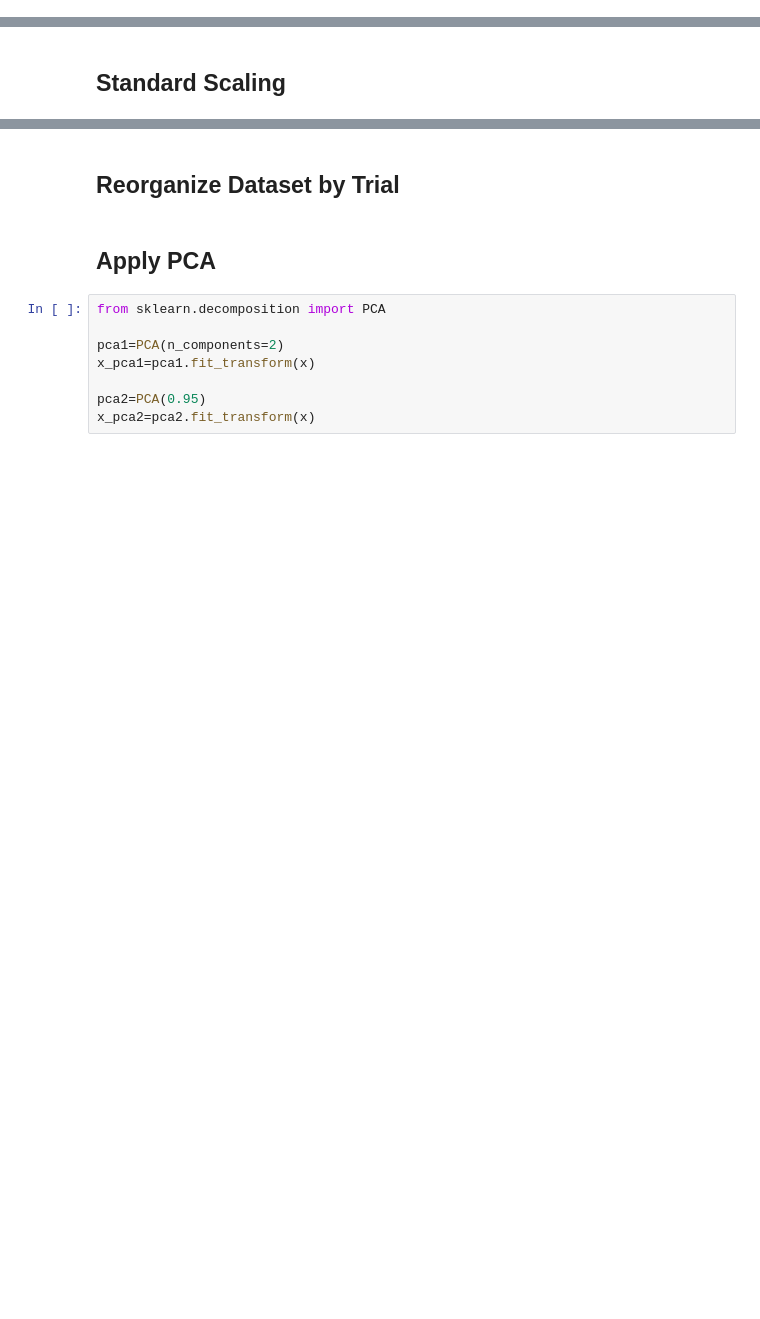
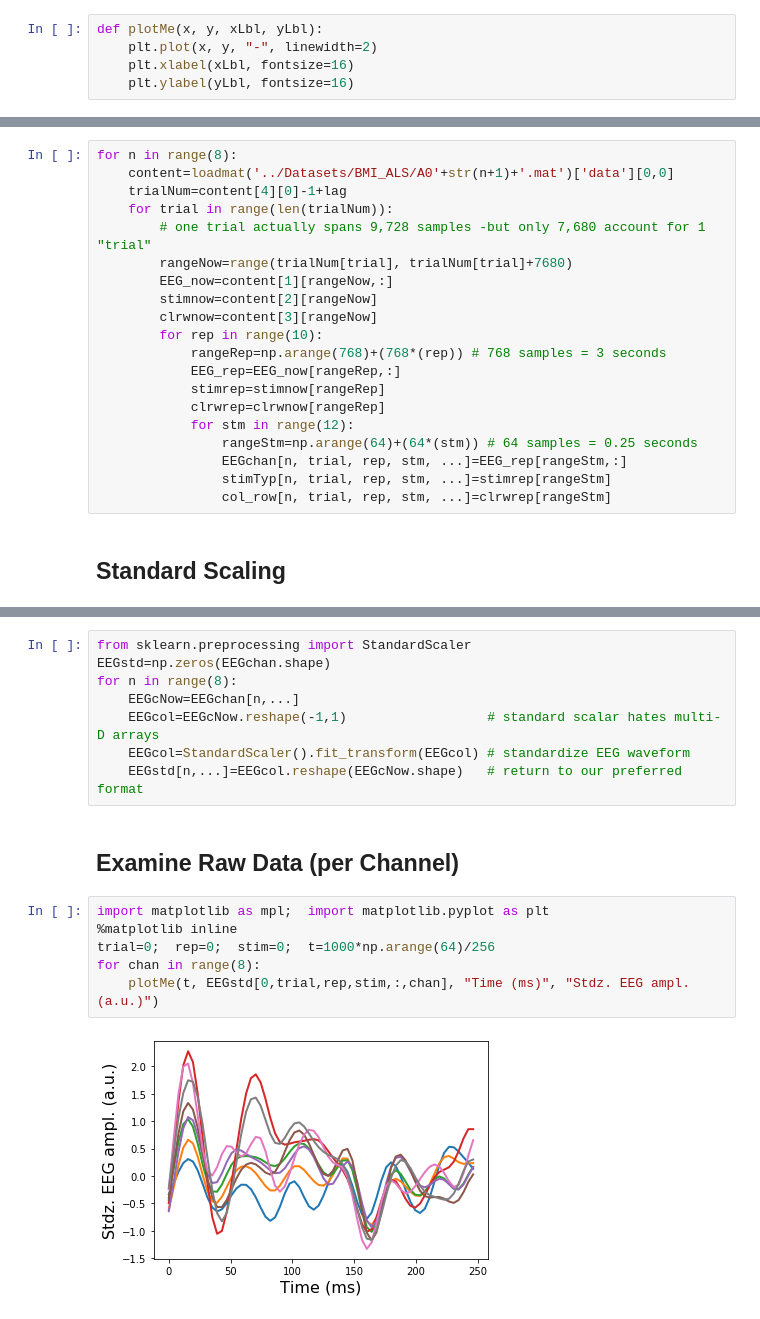
Before and after one commit to keitaay/bmme_890_yokoyama, a Jupyter notebook: HW-99/PCA-neuro.ipynb, the cells around one changed output, grey strips where cells are left out. Cells and saved outputs as stored; diff of their text form; blank space fills up the shorter version.

```diff
--- a/HW-99/PCA-neuro.ipynb
+++ b/HW-99/PCA-neuro.ipynb
@@ -78,0 +81,5 @@ for n in range(8):        # for each of 8 subjects...
+# %%
+def plotMe(x, y, xLbl, yLbl):
+    plt.plot(x, y, "-", linewidth=2)
+    plt.xlabel(xLbl, fontsize=16)
+    plt.ylabel(yLbl, fontsize=16)
@@ -79,2 +89,22 @@ for n in range(8):        # for each of 8 subjects...
+# %%
+for n in range(8):
+    content=loadmat('../Datasets/BMI_ALS/A0'+str(n+1)+'.mat')['data'][0,0]
+    trialNum=content[4][0]-1+lag
+    for trial in range(len(trialNum)):
+        # one trial actually spans 9,728 samples -but only 7,680 account for 1 "trial"
+        rangeNow=range(trialNum[trial], trialNum[trial]+7680)
+        EEG_now=content[1][rangeNow,:]
+        stimnow=content[2][rangeNow]
+        clrwnow=content[3][rangeNow]
+        for rep in range(10):
+            rangeRep=np.arange(768)+(768*(rep)) # 768 samples = 3 seconds
+            EEG_rep=EEG_now[rangeRep,:]
+            stimrep=stimnow[rangeRep]
+            clrwrep=clrwnow[rangeRep]
+            for stm in range(12):
+                rangeStm=np.arange(64)+(64*(stm)) # 64 samples = 0.25 seconds
+                EEGchan[n, trial, rep, stm, ...]=EEG_rep[rangeStm,:]
+                stimTyp[n, trial, rep, stm, ...]=stimrep[rangeStm]
+                col_row[n, trial, rep, stm, ...]=clrwrep[rangeStm]
 # %% [markdown]
 ## Standard Scaling
@@ -89,12 +111,18 @@ AKA: why looking at raw EEG data without context is pointless
-# %% [markdown]
-## Reorganize Dataset by Trial
-# %% [markdown]
-## Apply PCA
-# %%
-from sklearn.decomposition import PCA
-
-pca1=PCA(n_components=2)
-x_pca1=pca1.fit_transform(x)
-
-pca2=PCA(0.95)
-x_pca2=pca2.fit_transform(x)
+# %%
+from sklearn.preprocessing import StandardScaler
+EEGstd=np.zeros(EEGchan.shape)
+for n in range(8):
+    EEGcNow=EEGchan[n,...]
+    EEGcol=EEGcNow.reshape(-1,1)                  # standard scalar hates multi-D arrays
+    EEGcol=StandardScaler().fit_transform(EEGcol) # standardize EEG waveform
+    EEGstd[n,...]=EEGcol.reshape(EEGcNow.shape)   # return to our preferred format
+# %% [markdown]
+## Examine Raw Data (per Channel)
+# %%
+import matplotlib as mpl;  import matplotlib.pyplot as plt
+%matplotlib inline
+trial=0;  rep=0;  stim=0;  t=1000*np.arange(64)/256
+for chan in range(8):
+    plotMe(t, EEGstd[0,trial,rep,stim,:,chan], "Time (ms)", "Stdz. EEG ampl. (a.u.)")
+# %% [output]
+[figure, added]
```
Also changed, not shown: parts of 33 cells of this notebook.
